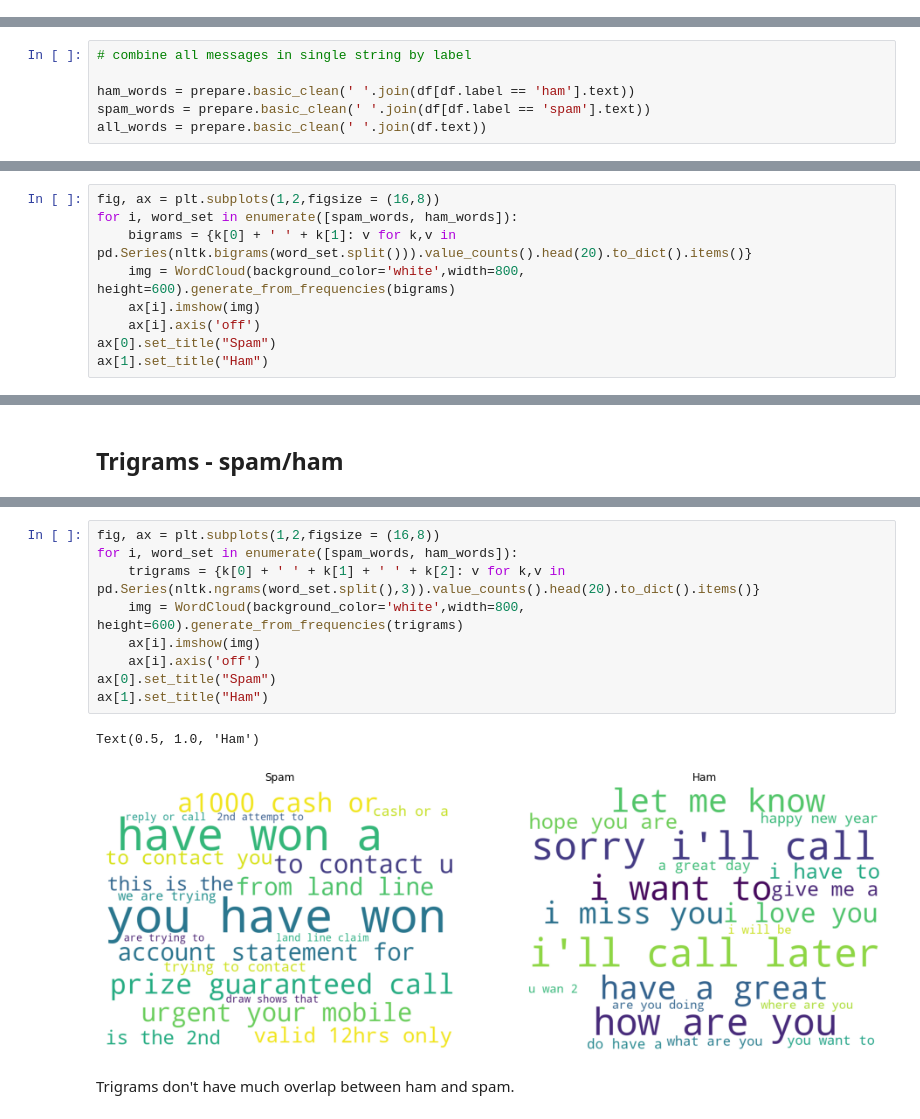
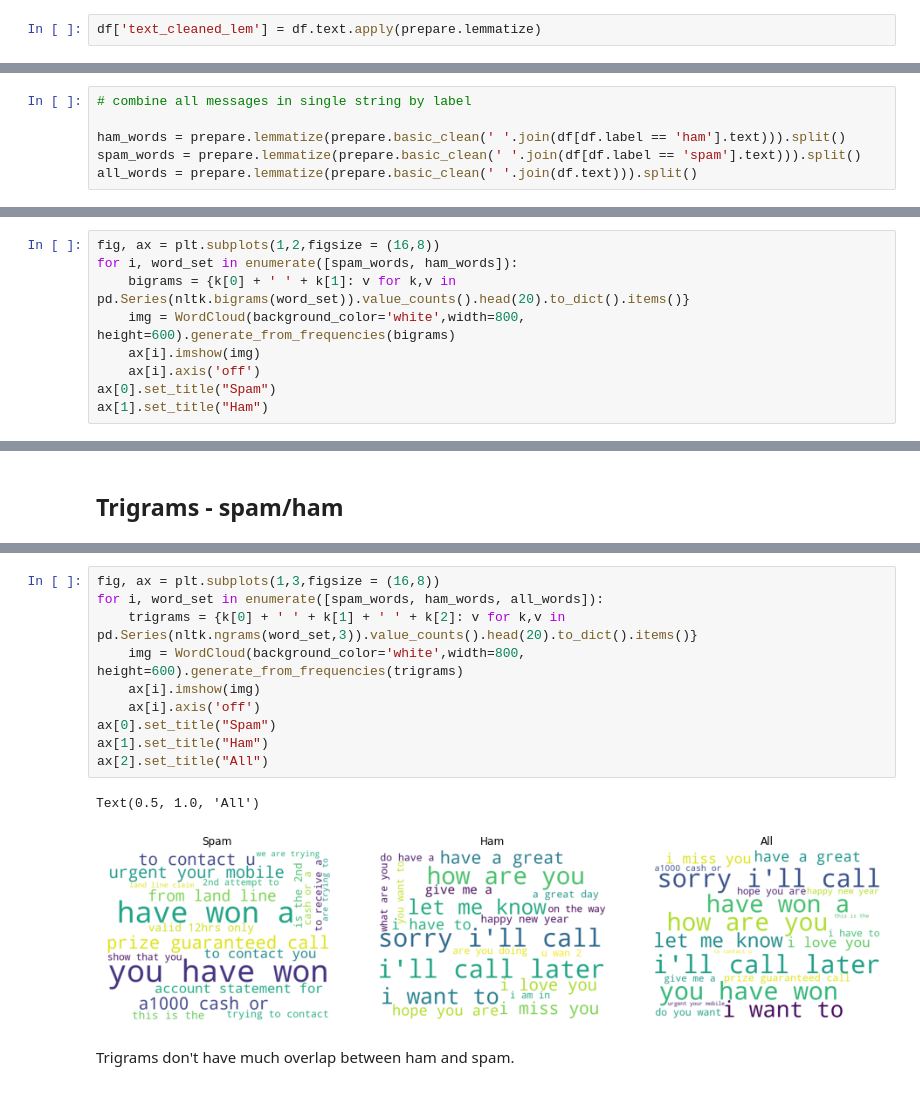
Before and after one commit to jesse-d-marder/natural-language-processing-exercises, a Jupyter notebook: explore.ipynb, the cells around one changed output, grey strips where cells are left out. Drawn from its saved outputs; the diff is of its cells as text.

```diff
--- a/explore.ipynb
+++ b/explore.ipynb
@@ -37,3 +37,5 @@ df.head()
 | 2 | spam | Free entry in 2 a wkly comp to wi... |
 | 3 | ham | U dun say so early hor... U c alr... |
 | 4 | ham | Nah I don't think he goes to usf,... |
+# %%
+df['text_cleaned_lem'] = df.text.apply(prepare.lemmatize)
@@ -40,6 +44,6 @@ df.head()
 # %%
 # combine all messages in single string by label
 
-ham_words = prepare.basic_clean(' '.join(df[df.label == 'ham'].text))
-spam_words = prepare.basic_clean(' '.join(df[df.label == 'spam'].text))
-all_words = prepare.basic_clean(' '.join(df.text))
+ham_words = prepare.lemmatize(prepare.basic_clean(' '.join(df[df.label == 'ham'].text))).split()
+spam_words = prepare.lemmatize(prepare.basic_clean(' '.join(df[df.label == 'spam'].text))).split()
+all_words = prepare.lemmatize(prepare.basic_clean(' '.join(df.text))).split()
@@ -56,7 +78,7 @@ plt.show()
 # %%
 fig, ax = plt.subplots(1,2,figsize = (16,8))
 for i, word_set in enumerate([spam_words, ham_words]):
-    bigrams = {k[0] + ' ' + k[1]: v for k,v in pd.Series(nltk.bigrams(word_set.split())).value_counts().head(20).to_dict().items()}
+    bigrams = {k[0] + ' ' + k[1]: v for k,v in pd.Series(nltk.bigrams(word_set)).value_counts().head(20).to_dict().items()}
     img = WordCloud(background_color='white',width=800, height=600).generate_from_frequencies(bigrams)
     ax[i].imshow(img)
     ax[i].axis('off')
@@ -96,16 +118,17 @@ plt.show()
 [figure]
 # %%
-fig, ax = plt.subplots(1,2,figsize = (16,8))
-for i, word_set in enumerate([spam_words, ham_words]):
-    trigrams = {k[0] + ' ' + k[1] + ' ' + k[2]: v for k,v in pd.Series(nltk.ngrams(word_set.split(),3)).value_counts().head(20).to_dict().items()}
+fig, ax = plt.subplots(1,3,figsize = (16,8))
+for i, word_set in enumerate([spam_words, ham_words, all_words]):
+    trigrams = {k[0] + ' ' + k[1] + ' ' + k[2]: v for k,v in pd.Series(nltk.ngrams(word_set,3)).value_counts().head(20).to_dict().items()}
     img = WordCloud(background_color='white',width=800, height=600).generate_from_frequencies(trigrams)
     ax[i].imshow(img)
     ax[i].axis('off')
 ax[0].set_title("Spam")
 ax[1].set_title("Ham")
+ax[2].set_title("All")
 # %% [output]
-Text(0.5, 1.0, 'Ham')
+Text(0.5, 1.0, 'All')
-[figure, old version]
+[figure, new version]
 # %% [markdown]
 Trigrams don't have much overlap between ham and spam.
 # %%
```
Also changed, not shown: parts of 15 cells of this notebook, 1 other file.
